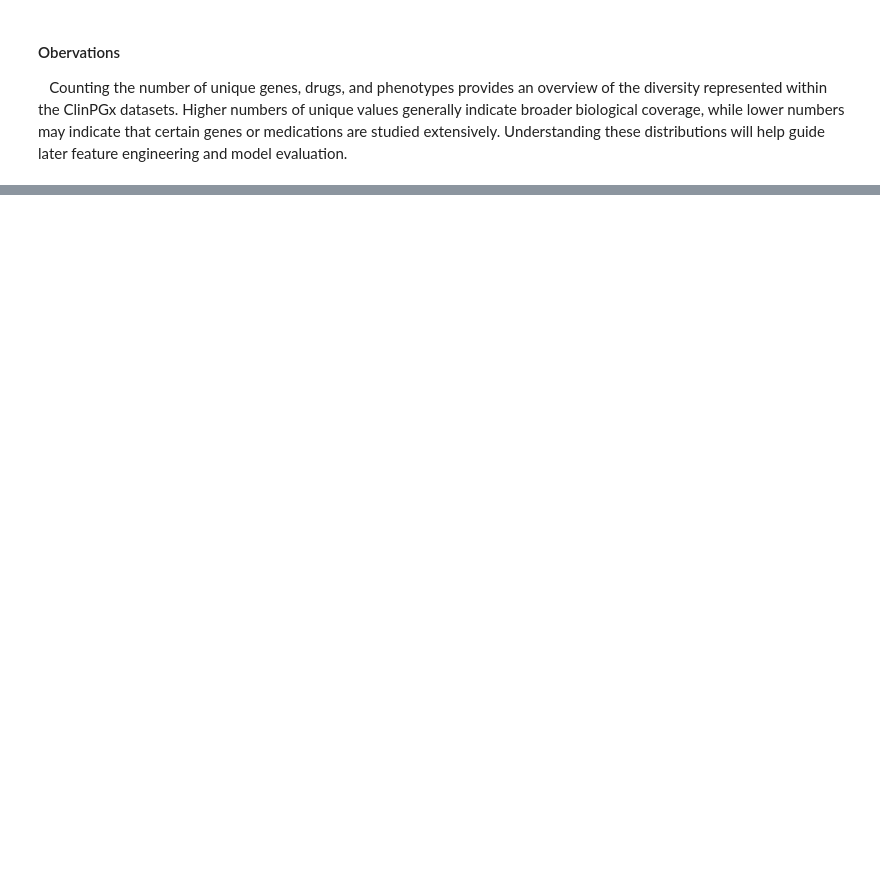
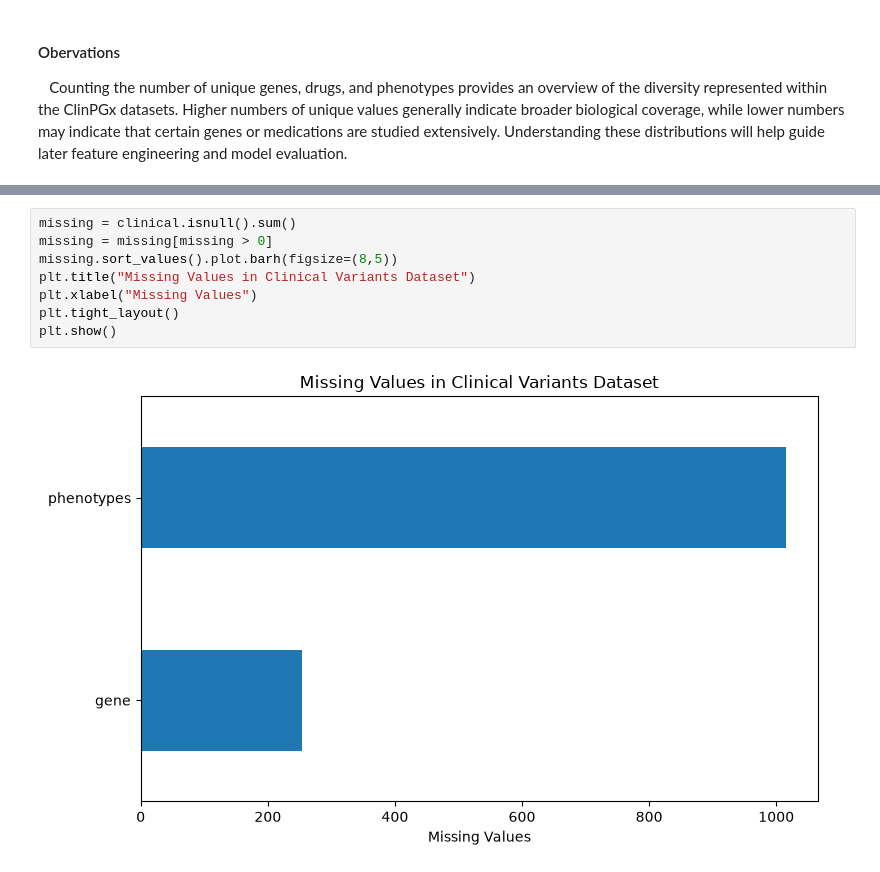
Before and after one commit to Sofia7334/pharmacogenomics-machine-learning, a Jupyter notebook: notebooks/01_data_exploration.ipynb, the cells around one changed output, grey strips where cells are left out. Drawn from its saved outputs; the diff is of its cells as text; blank space fills up the shorter version.

```diff
--- a/notebooks/01_data_exploration.ipynb
+++ b/notebooks/01_data_exploration.ipynb
@@ -441,0 +782,10 @@ functional["Phenotype Category"].nunique()
+# %%
+missing = clinical.isnull().sum()
+missing = missing[missing > 0]
+missing.sort_values().plot.barh(figsize=(8,5))
+plt.title("Missing Values in Clinical Variants Dataset")
+plt.xlabel("Missing Values")
+plt.tight_layout()
+plt.show()
+# %% [output]
+[figure, added]
```
Also changed, not shown: parts of 60 cells of this notebook, 1 other file.
